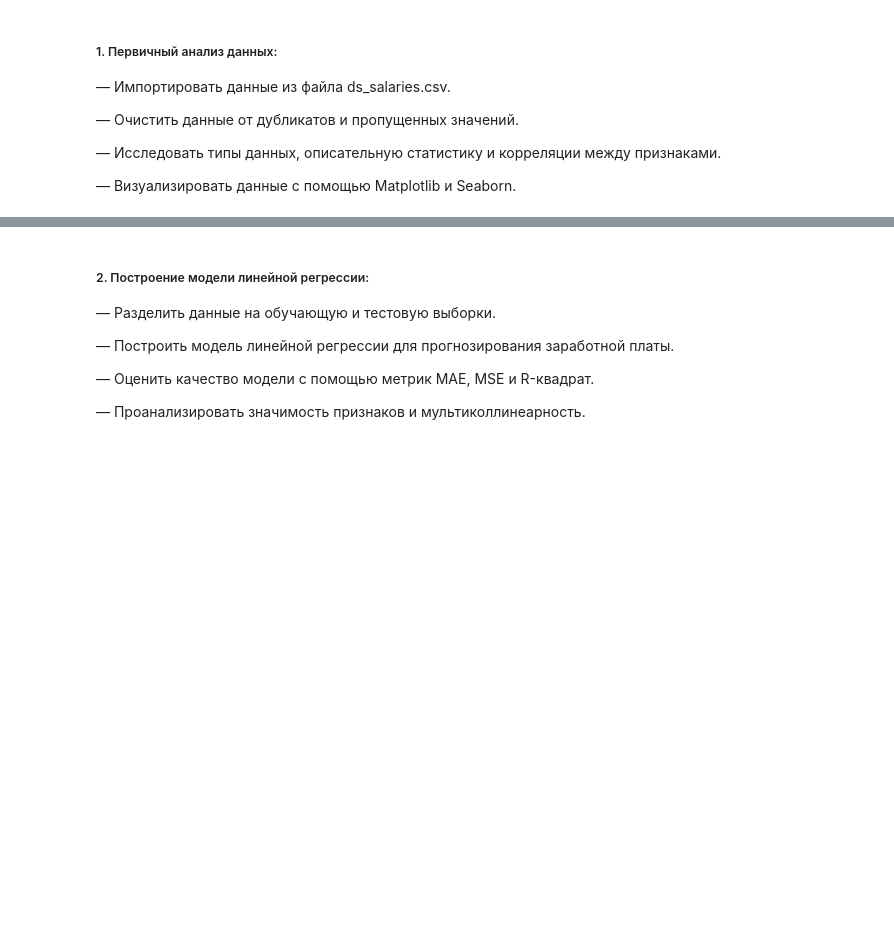
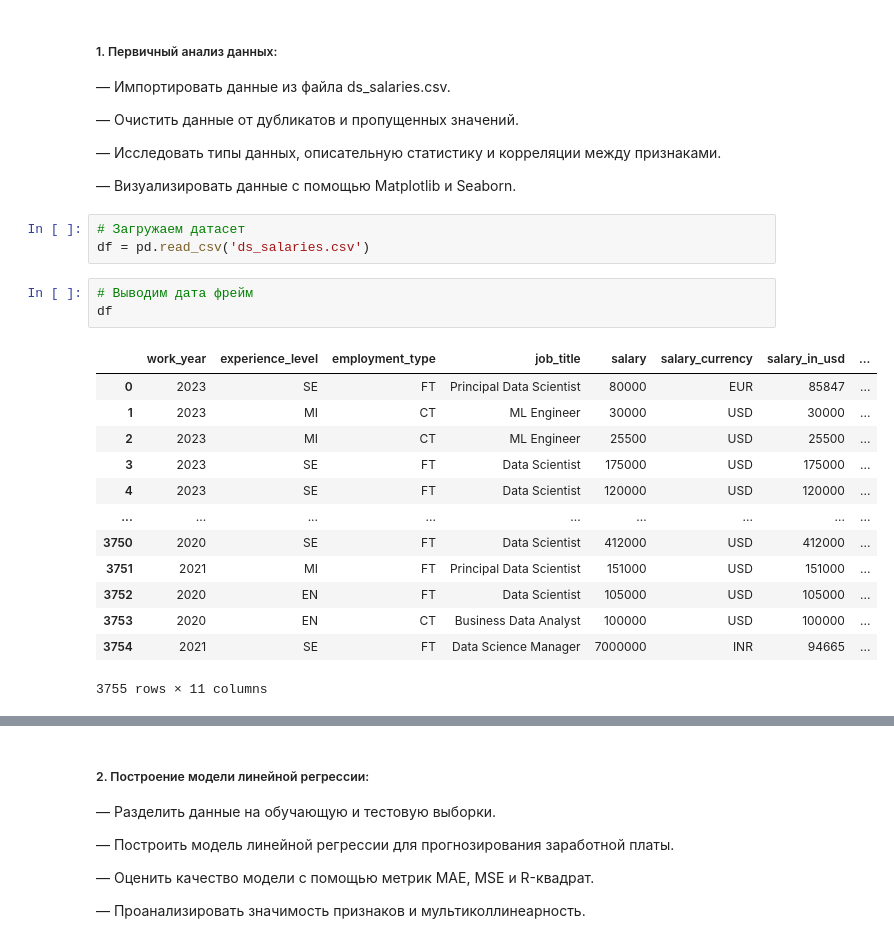
Before and after one commit to Ritorta/PythonDataBase, a Jupyter notebook: Work#10/Task_1.ipynb, the cells around one changed output, grey strips where cells are left out. Saved outputs shown, nothing was run; the diff lists cells and outputs as text; blank space fills up the shorter version.

```diff
--- a/Work#10/Task_1.ipynb
+++ b/Work#10/Task_1.ipynb
@@ -89,3 +70,23 @@ from nltk.stem import WordNetLemmatizer
 — Исследовать типы данных, описательную статистику и корреляции между признаками.
 
 — Визуализировать данные с помощью Matplotlib и Seaborn.
+# %%
+# Загружаем датасет
+df = pd.read_csv('ds_salaries.csv')
+# %%
+# Выводим дата фрейм
+df
+# %% [output]
+|  | work_year | experience_level | employment_type | job_title | salary | salary_currency | salary_in_usd | ... |
+| 0 | 2023 | SE | FT | Principal Data Scientist | 80000 | EUR | 85847 | ... |
+| 1 | 2023 | MI | CT | ML Engineer | 30000 | USD | 30000 | ... |
+| 2 | 2023 | MI | CT | ML Engineer | 25500 | USD | 25500 | ... |
+| 3 | 2023 | SE | FT | Data Scientist | 175000 | USD | 175000 | ... |
+| 4 | 2023 | SE | FT | Data Scientist | 120000 | USD | 120000 | ... |
+| ... | ... | ... | ... | ... | ... | ... | ... | ... |
+| 3750 | 2020 | SE | FT | Data Scientist | 412000 | USD | 412000 | ... |
+| 3751 | 2021 | MI | FT | Principal Data Scientist | 151000 | USD | 151000 | ... |
+| 3752 | 2020 | EN | FT | Data Scientist | 105000 | USD | 105000 | ... |
+| 3753 | 2020 | EN | CT | Business Data Analyst | 100000 | USD | 100000 | ... |
+| 3754 | 2021 | SE | FT | Data Science Manager | 7000000 | INR | 94665 | ... |
+3755 rows × 11 columns
```
Also changed, not shown: parts of 13 cells of this notebook.
